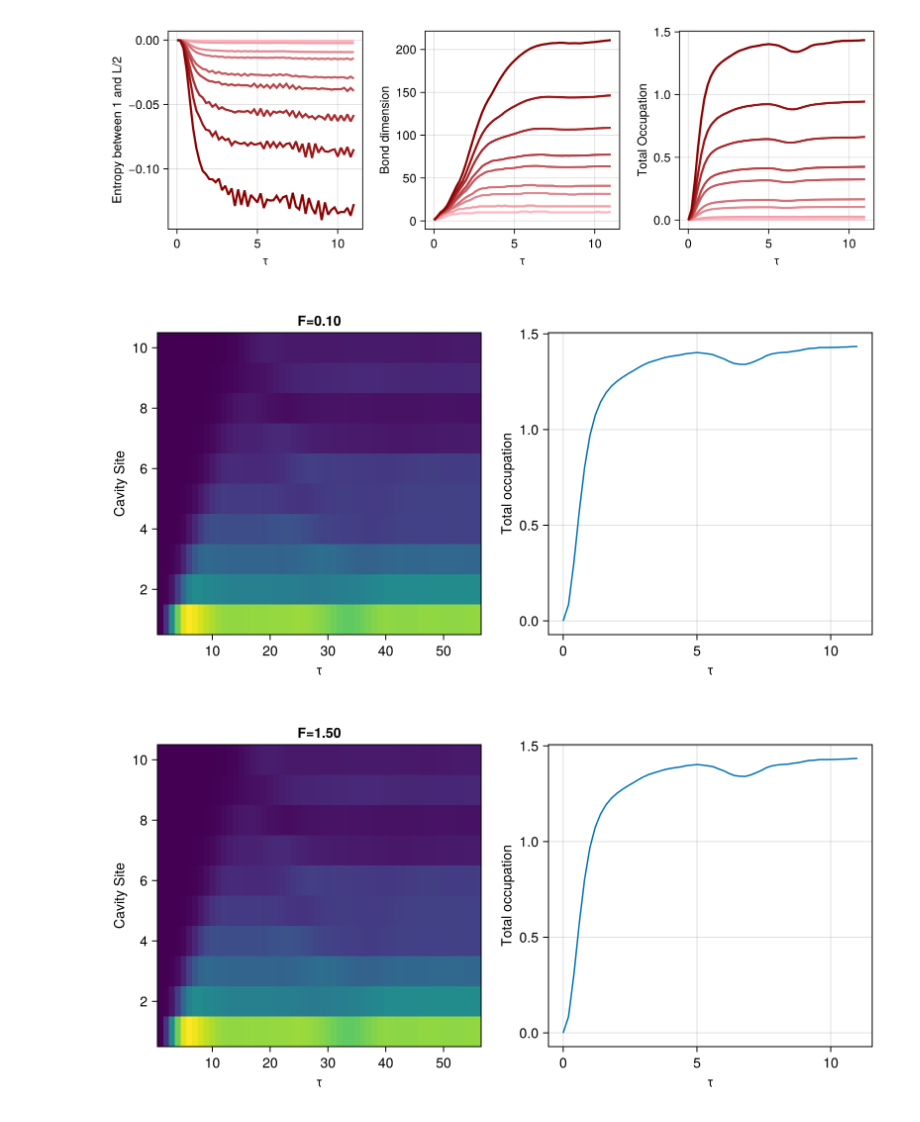
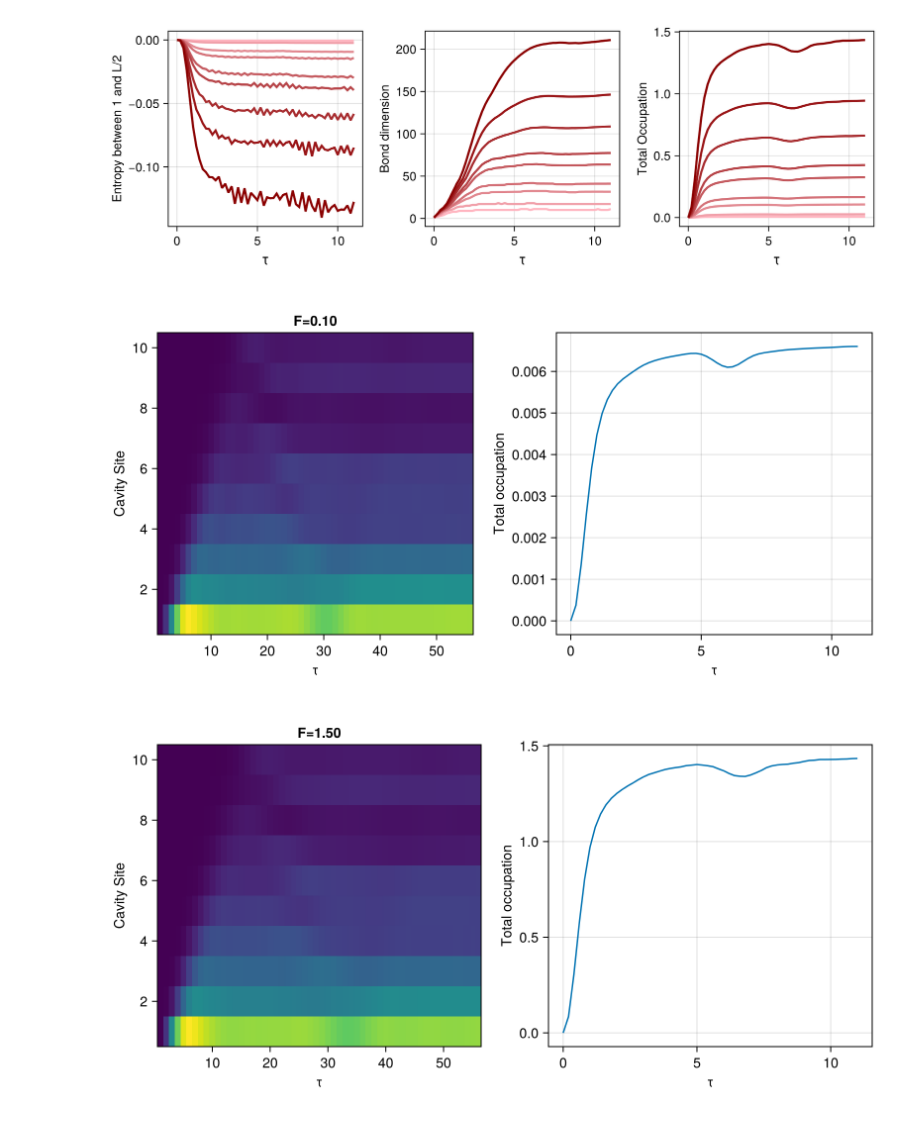
Before and after one commit to Ssalazar12/open_system_tn, a Jupyter notebook: notebooks/benchmarking.ipynb, the cells around one changed output. Cells and saved outputs as stored; diff of their text form; code cells hidden in the pictures.

Commit message:
updated plotting

```diff
--- a/notebooks/benchmarking.ipynb
+++ b/notebooks/benchmarking.ipynb
@@ -151,20 +146,28 @@ file_list = readdir("../data/sims/L=10/")
 # %%
 meta_list = []
 occ_list = []
+occ_matrix_list = []
 entropy_list = []
 bond_list = []
 ops_list = []
 corr_list = []
+tls = []
 for file in file_list
     meta_data, occupations, entropies, bond_dims, correlations, a_ops = read_tn_data("../data/sims/L=10/"*file)
     time_list = 0.0:meta_data["delta_t"]:meta_data["maxt"]
     tot_oc = sum(occupations, dims=1)[1:end];
-
     push!(meta_list,meta_data)
     push!(occ_list,tot_oc)
+    push!(occ_matrix_list,occupations)
     push!(entropy_list,entropies)
     push!(bond_list,bond_dims)
     push!(ops_list,a_ops)
     push!(corr_list,correlations)
+    push!(tls,time_list)
 
 end
+time_list = tls[1]
+
+L = meta_list[1]["L"]
+N_traj = meta_list[1]["N_trajectories"]
+meta_list[end]
@@ -197,15 +229,15 @@ f
 # %%
 
 f = Figure(size = (800, 400), )
 ax1 = Axis(f[1, 1], xlabel="τ", ylabel="Cavity Site", title=@sprintf("F=%.2f", meta_list[1]["F"] ) )
 ax2 = Axis(f[1, 2], xlabel="τ", ylabel="Total occupation")
 
-heatmap!(ax1, transpose(occupations))
-lines!(ax2, time_list, tot_oc)
+heatmap!(ax1, transpose(occ_matrix_list[1]))
+lines!(ax2, time_list, occ_list[1])
 
 f
 # %% [output]
-[figure, old version]
+[figure, new version]
 # %%
 
 f = Figure(size = (800, 400), )
```
Also changed, not shown: parts of 16 cells of this notebook, 6 other files.
